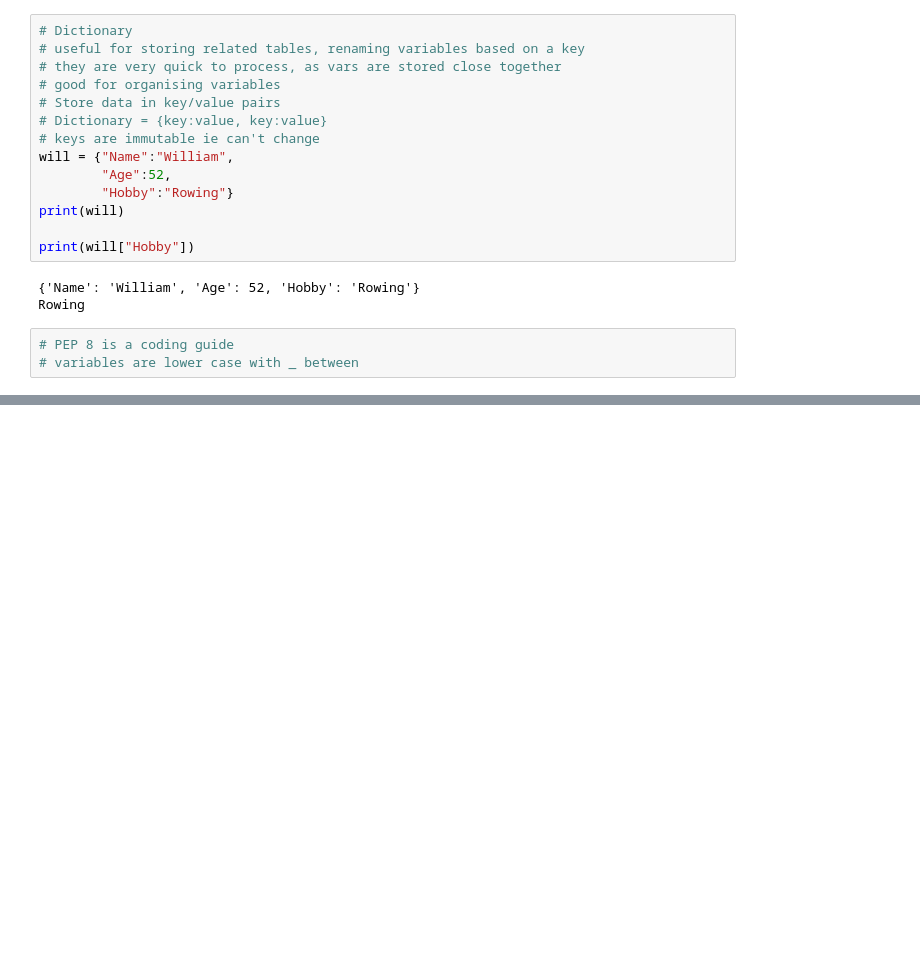
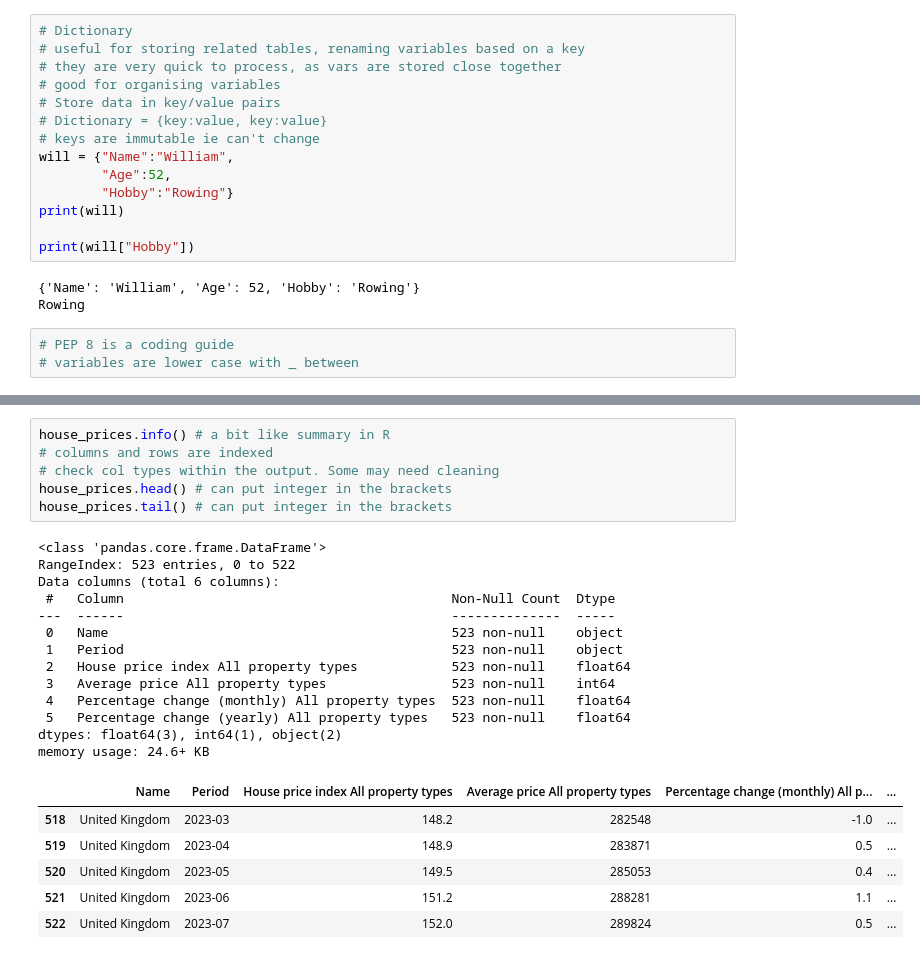
Before and after one commit to wdavidhughes/python-beginners-course-may2024, a Jupyter notebook: python_tutorial_code/my_workbook.ipynb, the cells around one changed output, grey strips where cells are left out. Saved outputs shown, nothing was run; the diff lists cells and outputs as text; blank space fills up the shorter version.

```diff
--- a/python_tutorial_code/my_workbook.ipynb
+++ b/python_tutorial_code/my_workbook.ipynb
@@ -275,0 +332,26 @@ Rowing
+# %%
+house_prices.info() # a bit like summary in R
+# columns and rows are indexed
+# check col types within the output. Some may need cleaning
+house_prices.head() # can put integer in the brackets
+house_prices.tail() # can put integer in the brackets
+# %% [output]
+<class 'pandas.core.frame.DataFrame'>
+RangeIndex: 523 entries, 0 to 522
+Data columns (total 6 columns):
+ #   Column                                          Non-Null Count  Dtype
+---  ------                                          --------------  -----
+ 0   Name                                            523 non-null    object
+ 1   Period                                          523 non-null    object
+ 2   House price index All property types            523 non-null    float64
+ 3   Average price All property types                523 non-null    int64
+ 4   Percentage change (monthly) All property types  523 non-null    float64
+ 5   Percentage change (yearly) All property types   523 non-null    float64
+dtypes: float64(3), int64(1), object(2)
+memory usage: 24.6+ KB
+|  | Name | Period | House price index All property types | Average price All property types | Percentage change (monthly) All p... | ... |
+| 518 | United Kingdom | 2023-03 | 148.2 | 282548 | -1.0 | ... |
+| 519 | United Kingdom | 2023-04 | 148.9 | 283871 | 0.5 | ... |
+| 520 | United Kingdom | 2023-05 | 149.5 | 285053 | 0.4 | ... |
+| 521 | United Kingdom | 2023-06 | 151.2 | 288281 | 1.1 | ... |
+| 522 | United Kingdom | 2023-07 | 152.0 | 289824 | 0.5 | ... |
```
Also changed, not shown: parts of 24 cells of this notebook, 1 other file.
